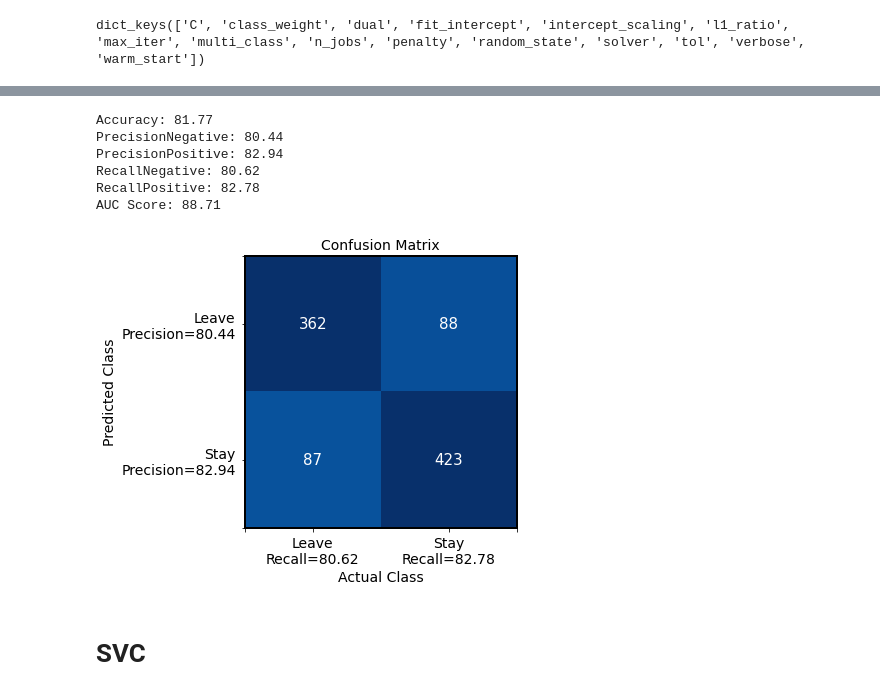
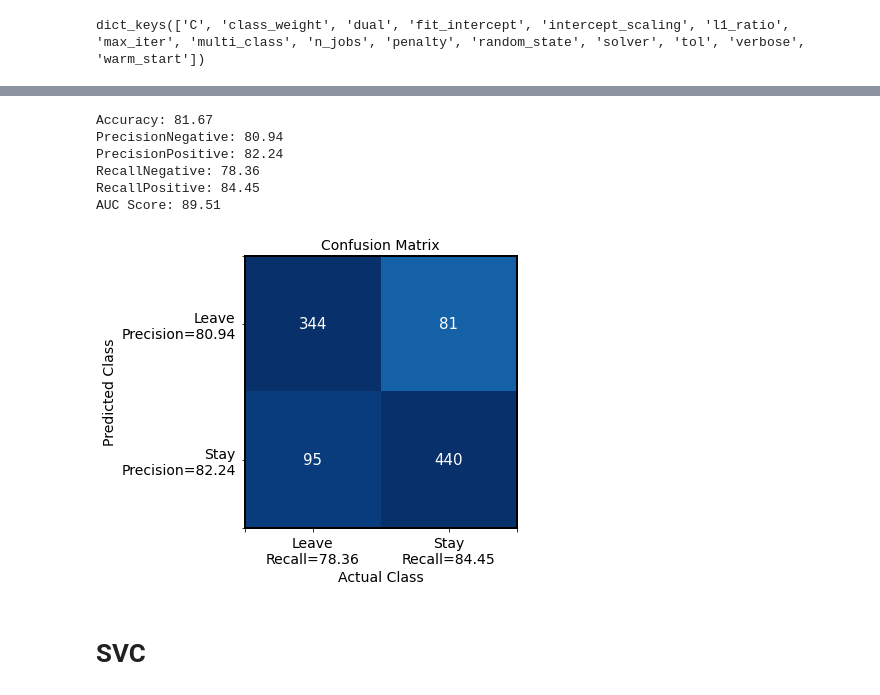
Before and after one commit to greermp/hilton_challenge, a Jupyter notebook: Working.ipynb, the cells around one changed output, grey strips where cells are left out. Cells and saved outputs as stored; diff of their text form; code cells hidden in the pictures.

```diff
--- a/Working.ipynb
+++ b/Working.ipynb
@@ -223,0 +261,4 @@ columns = list(data.columns)
+# %%
+data['WorkEnvironmentSum'] = data['WorkEnvironment'] + data['WorkLifeBalance']
+data['CommSum'] = data['Communication']+ data['Voice']
+#+ data[''] + data['WorkEnvironment']+ data['WorkEnvironment']
@@ -514,8 +560,15 @@ dataGB = data [['FullTimePartTime','ManagementLevel','WorkLifeBalance', 'Learnin
 dataGB = data [['FullTimePartTime','ManagementLevel','WorkLifeBalance', 'LearningDevelopment', 'Communication', 'Voice', 'RewardsBenefits', 'WorkEnvironment', 'HighFlightDep', 'HighFlightBrand',  'HighFlightGen', 'HighFlightTenure', 'IntentToStay']]
 dataGB = data [['FullTimePartTime','ManagementLevel','WorkLifeBalance', 'LearningDevelopment', 'Communication', 'Voice', 'RewardsBenefits', 'WorkEnvironment', 'HighFlightDep', 'HighFlightBrand',  'HighFlightGen', 'HighFlightTenure', 'IntentToStay']]
 
-dataGB = data [['FullTimePartTime','ManagementLevel','WorkLifeBalance', 'LearningDevelopment', 'Communication', 'Voice', 'RewardsBenefits', 'WorkEnvironment', 'HighFlightDep', 'HighFlightBrand',  'HighFlightGen', 'HighFlightTenure', 'IntentToStay']]
+# 	variables	VIF
+# 0	LearningDevelopment	63.925564
+# 1	RewardsBenefits	91.916210
+# 2	WorkEnvironmentSum	101.568859
+# 3	CommSum	84.967149
 
+
+# dataGB = data  [['ManagementLevel', 'LearningDevelopment', 'CommSum',  'RewardsBenefits', 'WorkEnvironmentSum', 'HighFlightDep', 'HighFlightBrand',  'HighFlightGen', 'HighFlightTenure', 'IntentToStay']]
+# data['WorkEnvironmentSum'] = data['WorkEnvironment'] + data['WorkLifeBalance'] + data['WorkEnvironment'] + data['WorkEnvironment']+ data['WorkEnvironment']
 dataGB
 
 
@@ -525,7 +578,9 @@ dataGB = data[list(gbCols)]
 print(gbCols)
 
 # For logistic regression and SVMS
-xDat = data[['ManagementLevel','WorkLifeBalance', 'LearningDevelopment', 'Communication', 'Voice', 'RewardsBenefits', 'WorkEnvironment', 'HighFlightDep', 'HighFlightBrand',  'HighFlightGen', 'HighFlightTenure']]
+xDat = data[['ManagementLevel','WorkLifeBalance', 'LearningDevelopment', 'Communication', 'Voice', 'RewardsBenefits', 'WorkEnvironment', 'HighFlightDep',  'HighFlightGen', 'HighFlightTenure']]
+xDat = data[['ManagementLevel', 'LearningDevelopment', 'CommSum',  'RewardsBenefits', 'WorkEnvironmentSum', 'HighFlightDep', 'HighFlightBrand',  'HighFlightGen', 'HighFlightTenure', 'IntentToStay']]
+
 lrCols = list(xDat.columns)
 yDat = data[['IntentToStay']]
 # %% [output]
@@ -728,21 +1038,20 @@ dict_keys(['C', 'class_weight', 'dual', 'fit_intercept', 'intercept_scaling', 'l
 # %%
-# xDat = data[['WorkLifeBalance', 'RewardsBenefits', 'Communication', 'LearningDevelopment', 'Voice', 'WorkEnvironment','ManagementLevel','Generation']]
+# # xDat = trainData[['ManagementLevel', 'LearningDevelopment', 'CommSum',  'RewardsBenefits', 'WorkEnvironmentSum', 'HighFlightDep', 'HighFlightBrand',  'HighFlightGen', 'HighFlightTenure']]
+# xDat =trainData
+# testXDat = testData[['ManagementLevel', 'LearningDevelopment', 'CommSum',  'RewardsBenefits', 'WorkEnvironmentSum', 'HighFlightDep', 'HighFlightBrand',  'HighFlightGen', 'HighFlightTenure']]
 
-# xDat = data[['WorkLifeBalance', 'RewardsBenefits', 'Communication', 'LearningDevelopment', 'Voice', 'WorkEnvironment']]
-# lrCols = list(xDat.columns)
-# yDat = data[['IntentToStay']]
+# lrCols = list(trainData.columns)
+# yDat = trainData[['IntentToStay']]
+# testyDat = testLabels
 
 clf = LogisticRegression(solver='liblinear', random_state=0)
-
 x= dict(C = np.logspace(-4, 4, 50), penalty = ['l1', 'l2'])
 clfGS = GridSearchCV(clf, cv=5, param_grid=x, verbose=True, n_jobs=6)
-clfGS.fit(xDat, yDat)
+clfGS.fit(trainData, trainLabels)
 clfGS.best_estimator_.get_params()
 
-predictions = clfGS.predict(testData)
-predictionProbabilities = clfGS.predict_proba(xDat)
 
-clfGS.best_estimator_.get_params()
+clfGS.best_estimator_
 # %% [output]
 Fitting 5 folds for each of 100 candidates, totalling 500 fits
 [Parallel(n_jobs=6)]: Using backend LokyBackend with 6 concurrent workers.
@@ -767,25 +1062,27 @@ Fitting 5 folds for each of 100 candidates, totalling 500 fits
 # %%
-clf = LogisticRegression(solver='liblinear', random_state=0, C=0.8286427728546842, penalty='l1').fit(xDat, yDat)
+lrModel = LogisticRegression(C=0.5689866029018293, penalty='l1', random_state=0,
+                   solver='liblinear').fit(trainData, trainLabels)
 
-predictions = clf.predict(testData)
-predictionProbabilities = clf.predict_proba(testData)
+
+predictions = lrModel.predict(testData)
+predictionProbabilities = lrModel.predict_proba(testData)
 
 
 
 # Calculate metrics on test set and display them
 lrAUC = calculateMetricsAndPrint(predictions, predictionProbabilities, testLabels)
 
 # Calculate FPR and TPR for use in ROC Curve Variance later on
 falsePositiveRateLR, truePositiveRateLR, _ = roc_curve(testLabels, [item[1] for item in predictionProbabilities])
-trainAccuracy = gbClassifier.score(trainData, trainLabels)
+# trainAccuracy = gbClassifier.score(trainData, trainLabels)
 # %% [output]
-Accuracy: 81.77
-PrecisionNegative: 80.44
-PrecisionPositive: 82.94
-RecallNegative: 80.62
-RecallPositive: 82.78
-AUC Score: 88.71
+Accuracy: 81.67
+PrecisionNegative: 80.94
+PrecisionPositive: 82.24
+RecallNegative: 78.36
+RecallPositive: 84.45
+AUC Score: 89.51
-[figure, old version]
+[figure, new version]
 # %% [markdown]
 # SVC
 # %%
```
Also changed, not shown: parts of 52 cells of this notebook.
